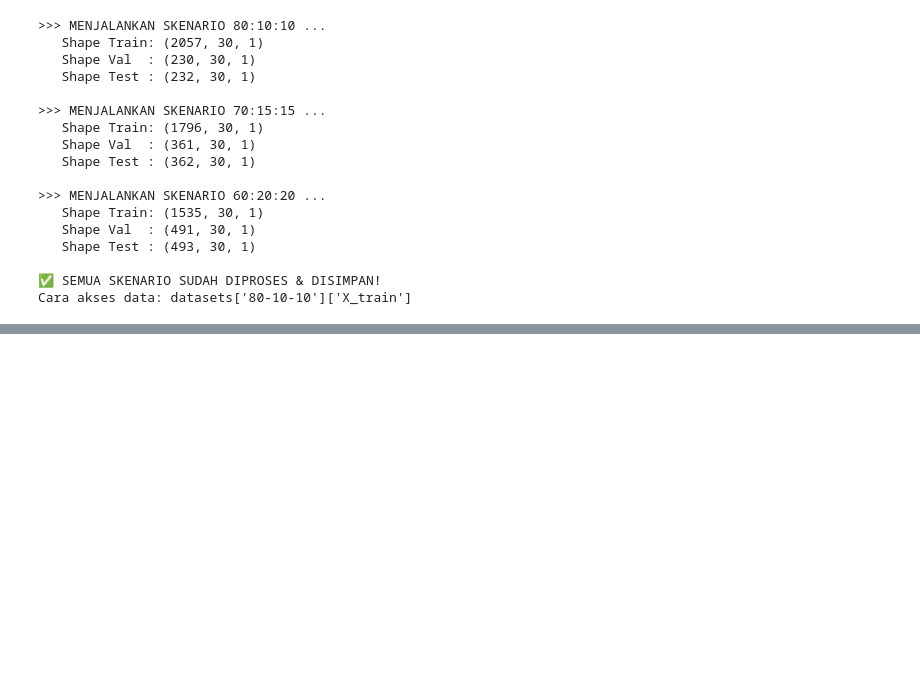
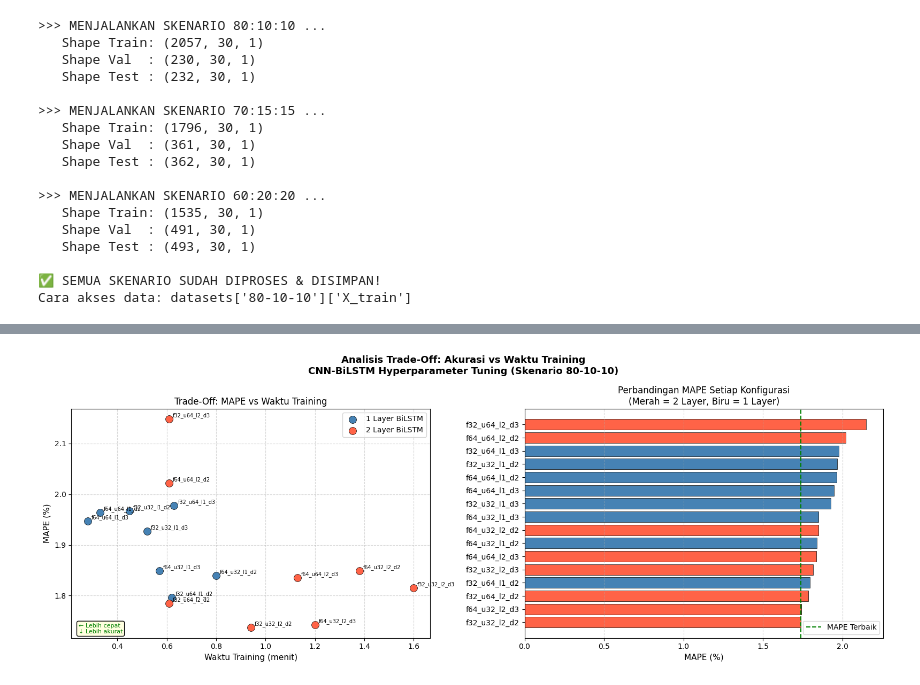
Before and after one commit to 031Talitha/TAtalitha, a Jupyter notebook: Uji TA Parameter Revisi.ipynb, the cells around one changed output, grey strips where cells are left out. Saved outputs shown, nothing was run; the diff lists cells and outputs as text; code cells hidden in the pictures; blank space fills up the shorter version.

```diff
--- a/Uji TA Parameter Revisi.ipynb
+++ b/Uji TA Parameter Revisi.ipynb
@@ -253,0 +523,87 @@ Cara akses data: datasets['80-10-10']['X_train']
+# %%
+# ============================================================
+# CELL 7 — VISUALISASI TRADE-OFF: MAPE vs WAKTU TRAINING
+# ============================================================
+
+fig, axes = plt.subplots(1, 2, figsize=(16, 6))
+fig.suptitle('Analisis Trade-Off: Akurasi vs Waktu Training\nCNN-BiLSTM Hyperparameter Tuning (Skenario 80-10-10)',
+             fontsize=13, fontweight='bold')
+
+# --- PLOT 1: Scatter MAPE vs Waktu, warna = jumlah layer ---
+colors = {1: 'steelblue', 2: 'tomato'}
+for n_layer in [1, 2]:
+    subset = df_hasil[df_hasil['Layer BiLSTM'] == n_layer]
+    axes[0].scatter(
+        subset['Waktu (menit)'],
+        subset['MAPE (%)'],
+        c=colors[n_layer],
+        label=f'{n_layer} Layer BiLSTM',
+        s=100, edgecolors='black', linewidths=0.5, zorder=3
+    )
+    # Beri label nama tiap titik
+    for _, row in subset.iterrows():
+        axes[0].annotate(
+            row['Nama'],
+            (row['Waktu (menit)'], row['MAPE (%)']),
+            textcoords='offset points', xytext=(5, 3), fontsize=7
+        )
+
+axes[0].set_xlabel('Waktu Training (menit)', fontsize=11)
+axes[0].set_ylabel('MAPE (%)', fontsize=11)
+axes[0].set_title('Trade-Off: MAPE vs Waktu Training')
+axes[0].legend()
+axes[0].grid(True, linestyle='--', alpha=0.5)
+# Arah terbaik: kiri-bawah (cepat & akurat)
+axes[0].annotate('← Lebih cepat\n↓ Lebih akurat',
+                  xy=(0.02, 0.02), xycoords='axes fraction',
+                  fontsize=8, color='green',
+                  bbox=dict(boxstyle='round,pad=0.3', facecolor='lightyellow'))
+
+# --- PLOT 2: Bar chart MAPE per konfigurasi ---
+df_sorted = df_hasil.sort_values('MAPE (%)')
+bar_colors = ['tomato' if l == 2 else 'steelblue'
+              for l in df_sorted['Layer BiLSTM']]
+
+axes[1].barh(df_sorted['Nama'], df_sorted['MAPE (%)'],
+             color=bar_colors, edgecolor='black', linewidth=0.5)
+axes[1].set_xlabel('MAPE (%)', fontsize=11)
+axes[1].set_title('Perbandingan MAPE Setiap Konfigurasi\n(Merah = 2 Layer, Biru = 1 Layer)')
+axes[1].axvline(df_sorted['MAPE (%)'].min(), color='green',
+                linestyle='--', linewidth=1.5, label='MAPE Terbaik')
+axes[1].legend()
+axes[1].grid(True, axis='x', linestyle='--', alpha=0.5)
+
+plt.tight_layout()
+plt.savefig('tradeoff_tuning.png', dpi=150, bbox_inches='tight')
+plt.show()
+
+# --- TAMPILKAN TOP 3 MODEL TERBAIK ---
+print("\n" + "=" * 70)
+print("  TOP 3 KONFIGURASI TERBAIK (MAPE terkecil)")
+print("=" * 70)
+top3 = df_hasil.sort_values('MAPE (%)').head(3)
+print(top3[['Nama', 'Filter CNN', 'Unit BiLSTM', 'Layer BiLSTM',
+            'Dropout', 'MAPE (%)', 'Waktu (menit)', 'Epoch Berhenti']].to_string(index=False))
+
+# --- REKOMENDASIKAN MODEL TERBAIK BERDASARKAN TRADE-OFF ---
+# Kriteria: MAPE dalam 0.5% dari terbaik, pilih yang paling cepat
+mape_terbaik = df_hasil['MAPE (%)'].min()
+threshold    = mape_terbaik + 0.5  # toleransi 0.5%
+
+kandidat = df_hasil[df_hasil['MAPE (%)'] <= threshold]
+rekomendasi = kandidat.sort_values('Waktu (menit)').iloc[0]
+
+print("\n" + "=" * 70)
+print("  REKOMENDASI MODEL (Trade-Off Terbaik)")
+print("=" * 70)
+print(f"  Konfigurasi : {rekomendasi['Nama']}")
+print(f"  Filter CNN  : {int(rekomendasi['Filter CNN'])}")
+print(f"  Unit BiLSTM : {int(rekomendasi['Unit BiLSTM'])}")
+print(f"  Layer BiLSTM: {int(rekomendasi['Layer BiLSTM'])}")
+print(f"  Dropout     : {rekomendasi['Dropout']}")
+print(f"  MAPE        : {rekomendasi['MAPE (%)']}%")
+print(f"  Waktu       : {rekomendasi['Waktu (menit)']} menit")
+print(f"\n  Alasan: MAPE ≤ {threshold:.2f}% (dalam batas toleransi 0.5%")
+print(f"  dari MAPE terbaik {mape_terbaik:.4f}%), dengan waktu training tercepat.")
+# %% [output]
+[figure, added]
```
Also changed, not shown: parts of 13 cells of this notebook, 20 other files.
